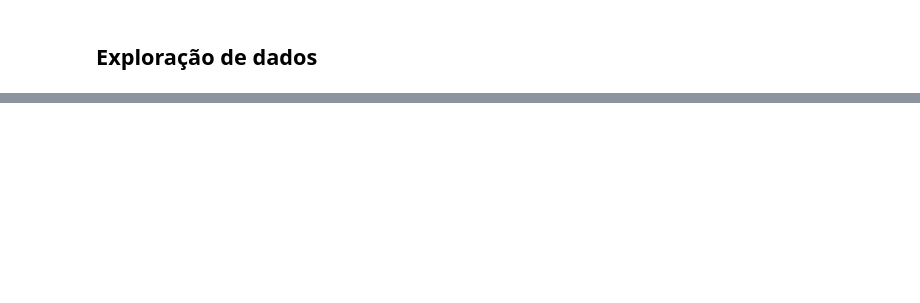
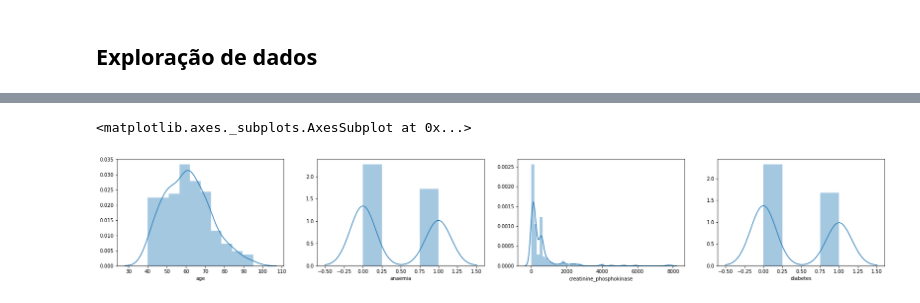
Before and after one commit to sielerod/Heart_Failure, a Jupyter notebook: heart_failure.ipynb, the cells around one changed output, grey strips where cells are left out. Saved outputs shown, nothing was run; the diff lists cells and outputs as text; code cells hidden in the pictures; blank space fills up the shorter version.

```diff
--- a/heart_failure.ipynb
+++ b/heart_failure.ipynb
@@ -22,0 +64,10 @@ https://www.kaggle.com/isaienkov/data-visualization
+# %%
+fig, axes = plt.subplots(nrows=1, ncols=4, figsize=(28, 4))
+
+sns.distplot(heart_failure['age'], ax=axes[0])
+sns.distplot(heart_failure['anaemia'], ax=axes[1])
+sns.distplot(heart_failure['creatinine_phosphokinase'], ax=axes[2])
+sns.distplot(heart_failure['diabetes'], ax=axes[3])
+# %% [output]
+<matplotlib.axes._subplots.AxesSubplot at 0x...>
+[figure, added]
```
Also changed, not shown: parts of 27 cells of this notebook.
